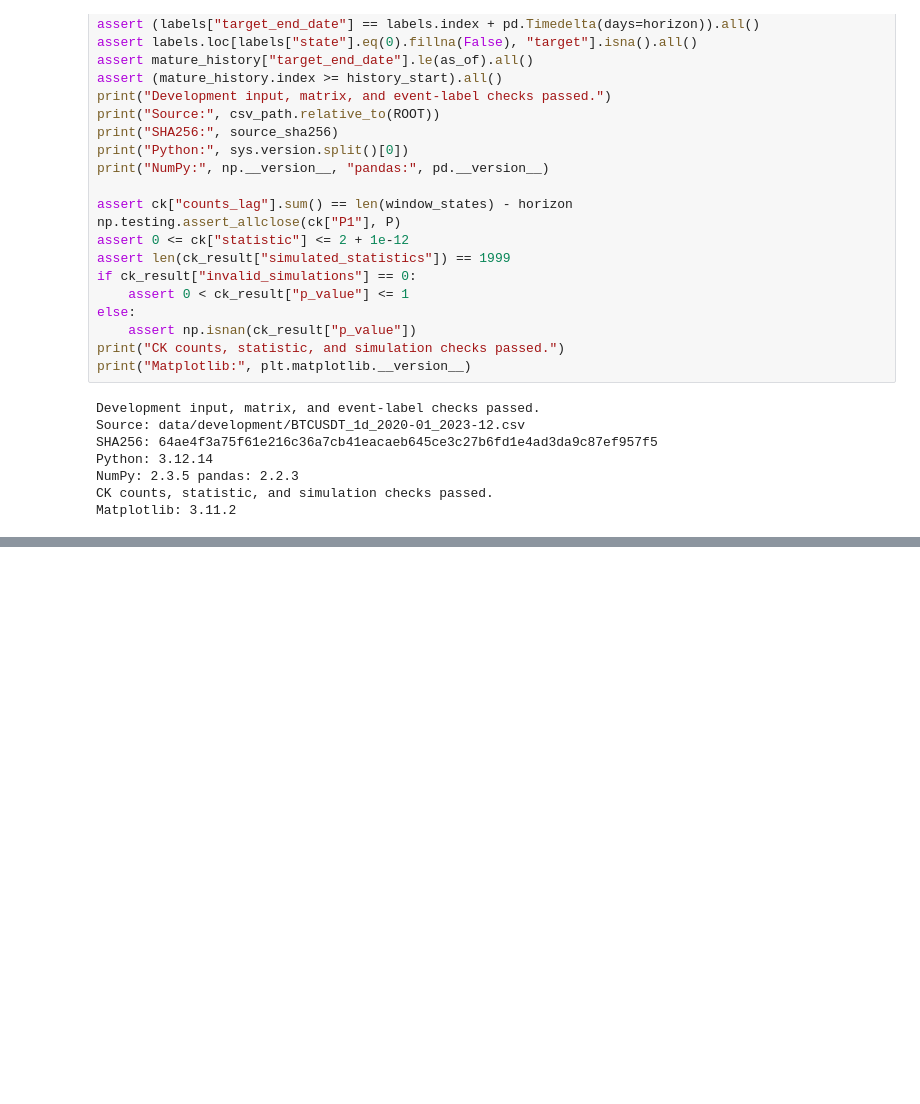
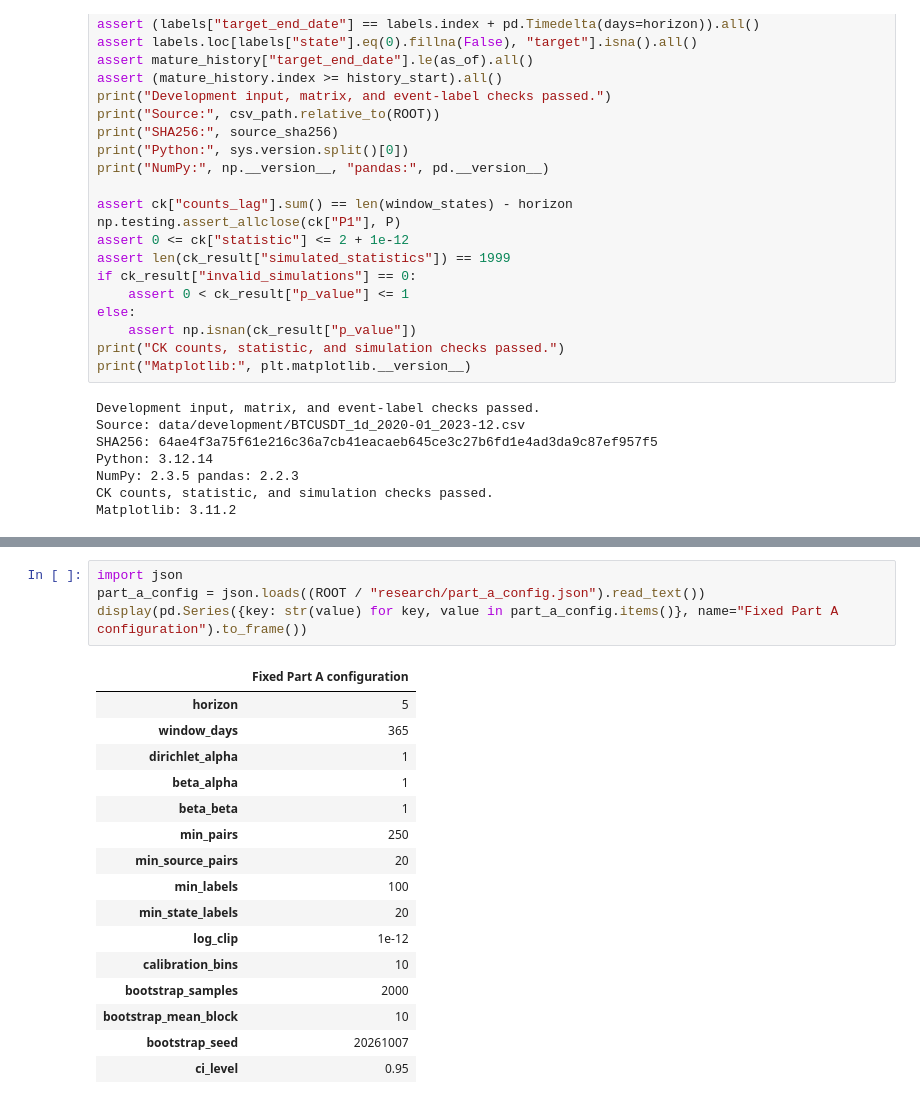
Before and after one commit to Arakushima/btc_markov, a Jupyter notebook: notebooks/01_states_and_first_passage.ipynb, the cells around one changed output, grey strips where cells are left out. Drawn from its saved outputs; the diff is of its cells as text; blank space fills up the shorter version.

```diff
--- a/notebooks/01_states_and_first_passage.ipynb
+++ b/notebooks/01_states_and_first_passage.ipynb
@@ -761,0 +721,21 @@ not been visually inspected.
+# %%
+import json
+part_a_config = json.loads((ROOT / "research/part_a_config.json").read_text())
+display(pd.Series({key: str(value) for key, value in part_a_config.items()}, name="Fixed Part A configuration").to_frame())
+# %% [output]
+|  | Fixed Part A configuration |
+| horizon | 5 |
+| window_days | 365 |
+| dirichlet_alpha | 1 |
+| beta_alpha | 1 |
+| beta_beta | 1 |
+| min_pairs | 250 |
+| min_source_pairs | 20 |
+| min_labels | 100 |
+| min_state_labels | 20 |
+| log_clip | 1e-12 |
+| calibration_bins | 10 |
+| bootstrap_samples | 2000 |
+| bootstrap_mean_block | 10 |
+| bootstrap_seed | 20261007 |
+| ci_level | 0.95 |
```
Also changed, not shown: parts of 24 cells of this notebook, 16 other files.
